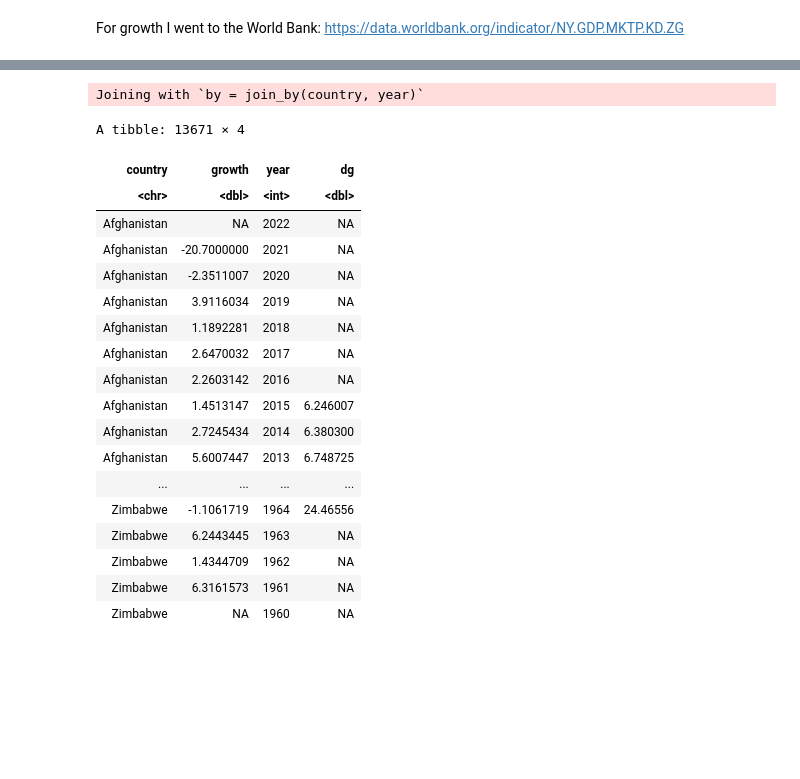
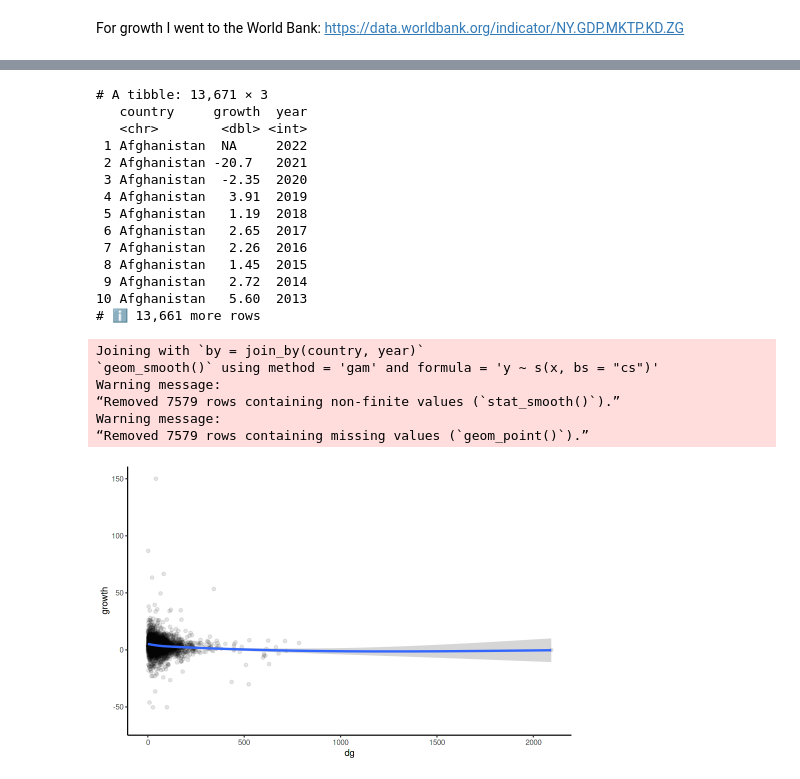
Before and after one commit to jeswheel/stats604, a Jupyter notebook: lectures/week11/lecture16/rr.ipynb, the cells around one changed output, grey strips where cells are left out. Cells and saved outputs as stored; diff of their text form; code cells hidden in the pictures; blank space fills up the shorter version.

```diff
--- a/lectures/week11/lecture16/rr.ipynb
+++ b/lectures/week11/lecture16/rr.ipynb
@@ -192,27 +221,32 @@ growth.wb <- wb_data("NY.GDP.MKTP.KD.ZG")
 # %%
 growth.wb1 <- growth.wb %>%
     select(country, growth = NY.GDP.MKTP.KD.ZG, year = date) %>%
-    mutate(year = as.integer(year))
+    mutate(year = as.integer(year)) %>% print
+# %% [output]
+# A tibble: 13,671 × 3
+   country     growth  year
+   <chr>        <dbl> <int>
+ 1 Afghanistan  NA     2022
+ 2 Afghanistan -20.7   2021
+ 3 Afghanistan  -2.35  2020
+ 4 Afghanistan   3.91  2019
+ 5 Afghanistan   1.19  2018
+ 6 Afghanistan   2.65  2017
+ 7 Afghanistan   2.26  2016
+ 8 Afghanistan   1.45  2015
+ 9 Afghanistan   2.72  2014
+10 Afghanistan   5.60  2013
+# ℹ 13,661 more rows
-# %%
-left_join(growth.wb1, hpdd)
-# %% [output]
-Joining with `by = join_by(country, year)`
-A tibble: 13671 × 4
-| country | growth | year | dg |
-| <chr> | <dbl> | <int> | <dbl> |
-| Afghanistan | NA | 2022 | NA |
-| Afghanistan | -20.7000000 | 2021 | NA |
-| Afghanistan | -2.3511007 | 2020 | NA |
-| Afghanistan | 3.9116034 | 2019 | NA |
-| Afghanistan | 1.1892281 | 2018 | NA |
-| Afghanistan | 2.6470032 | 2017 | NA |
-| Afghanistan | 2.2603142 | 2016 | NA |
-| Afghanistan | 1.4513147 | 2015 | 6.246007 |
-| Afghanistan | 2.7245434 | 2014 | 6.380300 |
-| Afghanistan | 5.6007447 | 2013 | 6.748725 |
-| ... | ... | ... | ... |
-| Zimbabwe | -1.1061719 | 1964 | 24.46556 |
-| Zimbabwe | 6.2443445 | 1963 | NA |
-| Zimbabwe | 1.4344709 | 1962 | NA |
-| Zimbabwe | 6.3161573 | 1961 | NA |
-| Zimbabwe | NA | 1960 | NA |
+# %%
+grdbt <- left_join(growth.wb1, hpdd)
+
+ggplot(grdbt, aes(y=growth, x=dg)) + geom_point(alpha=0.1) +
+    geom_smooth()
+# %% [output]
+Joining with `by = join_by(country, year)`
+`geom_smooth()` using method = 'gam' and formula = 'y ~ s(x, bs = "cs")'
+Warning message:
+“Removed 7579 rows containing non-finite values (`stat_smooth()`).”
+Warning message:
+“Removed 7579 rows containing missing values (`geom_point()`).”
+[figure, added]
```
Also changed, not shown: parts of 7 cells of this notebook.
